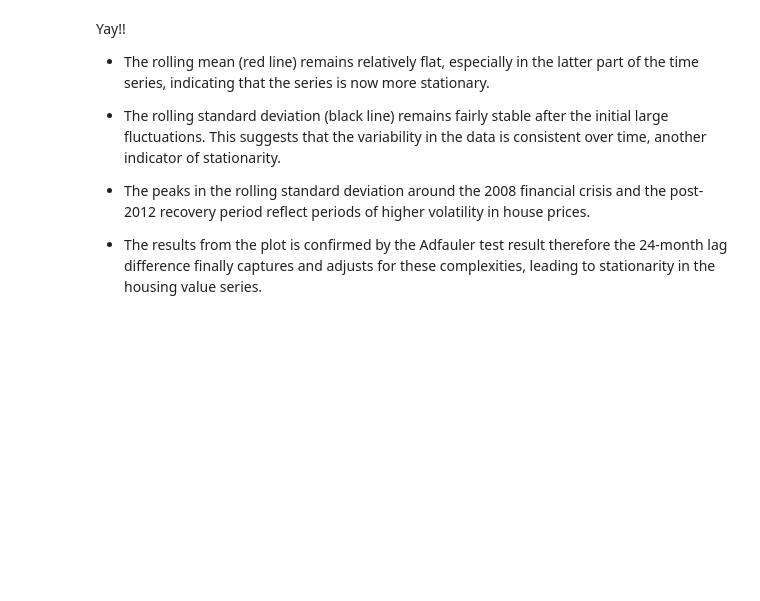
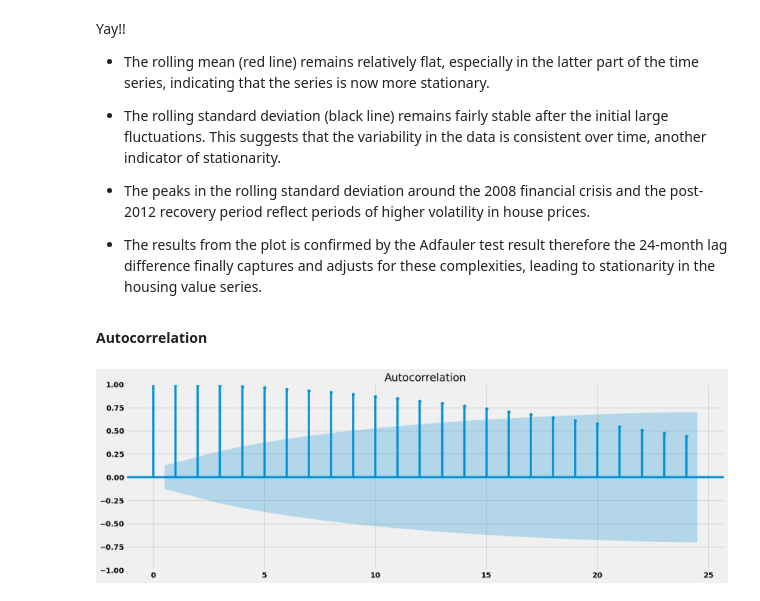
Before and after one commit to KennedyOwinoJnr/Time-Series-Analysis-Housing-Value, a Jupyter notebook: notebook.ipynb, the cells around one changed output. Cells and saved outputs as stored; diff of their text form; code cells hidden in the pictures; blank space fills up the shorter version.

```diff
--- a/notebook.ipynb
+++ b/notebook.ipynb
@@ -544,3 +544,11 @@ Yay!!
 - The peaks in the rolling standard deviation around the 2008 financial crisis and the post-2012 recovery period reflect periods of higher volatility in house prices.
 
 - The results from the plot is confirmed by the Adfauler test result therefore the 24-month lag difference finally captures and adjusts for these complexities, leading to stationarity in the housing value series.
+# %% [markdown]
+**Autocorrelation**
+# %%
+# plotting autocorrelation Function
+fig, ax = plt.subplots(figsize = (18, 6))
+acf = plot_acf(df_diff_24, ax= ax)
+# %% [output]
+[figure, added]
```
Also changed, not shown: parts of 4 cells of this notebook.
